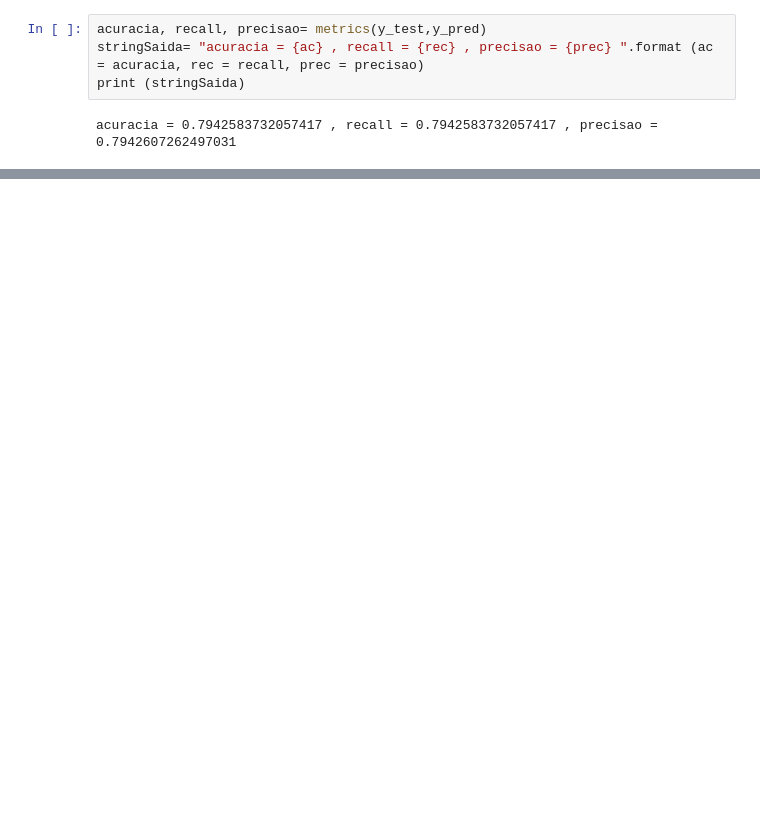
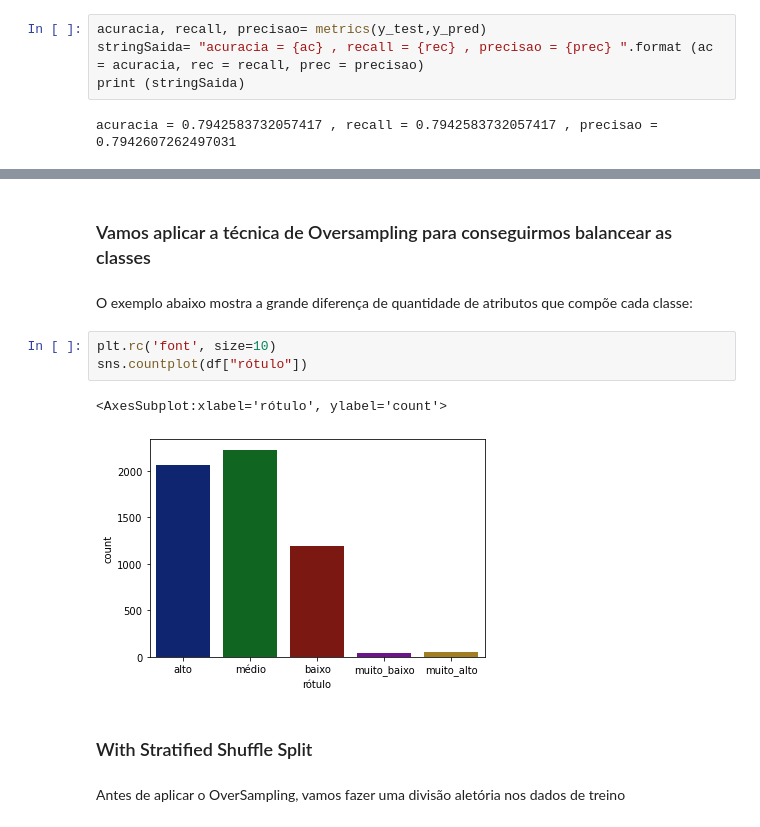
Before and after one commit to giovannabadaro/machine-learning-brazilian-cities, a Jupyter notebook: model.ipynb, the cells around one changed output, grey strips where cells are left out. Saved outputs shown, nothing was run; the diff lists cells and outputs as text; blank space fills up the shorter version.

```diff
--- a/model.ipynb
+++ b/model.ipynb
@@ -150,0 +179,14 @@ acuracia = 0.7942583732057417 , recall = 0.7942583732057417 , precisao = 0.79426
+# %% [markdown]
+### Vamos aplicar a técnica de Oversampling para conseguirmos balancear as classes
+# %% [markdown]
+O exemplo abaixo mostra a grande diferença de quantidade de atributos que compõe cada classe:
+# %%
+plt.rc('font', size=10)
+sns.countplot(df["rótulo"])
+# %% [output]
+<AxesSubplot:xlabel='rótulo', ylabel='count'>
+[figure, added]
+# %% [markdown]
+### With Stratified Shuffle Split
+# %% [markdown]
+Antes de aplicar o OverSampling, vamos fazer uma divisão aletória nos dados de treino
```
Also changed, not shown: parts of 38 cells of this notebook, 4 other files.
